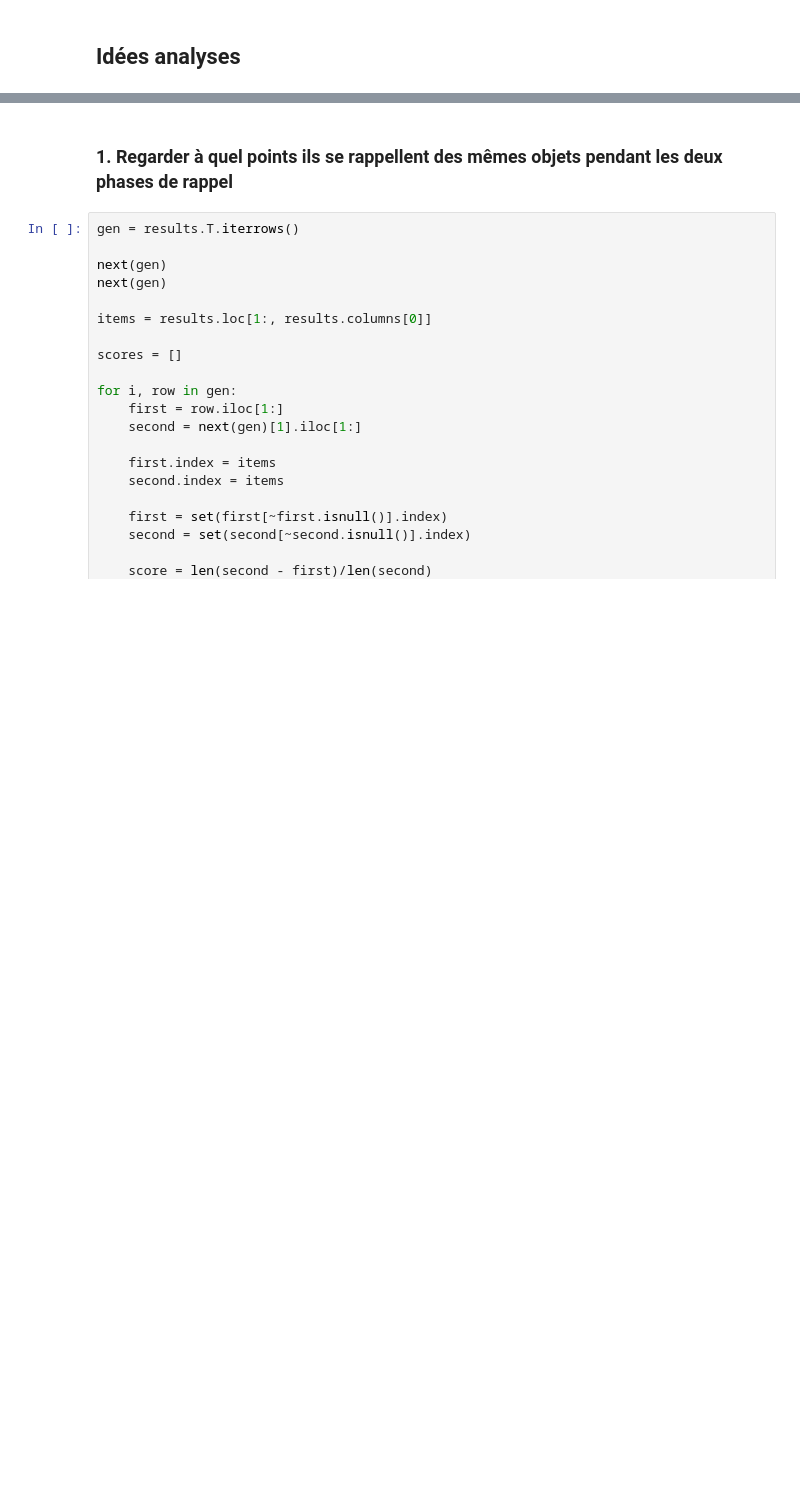
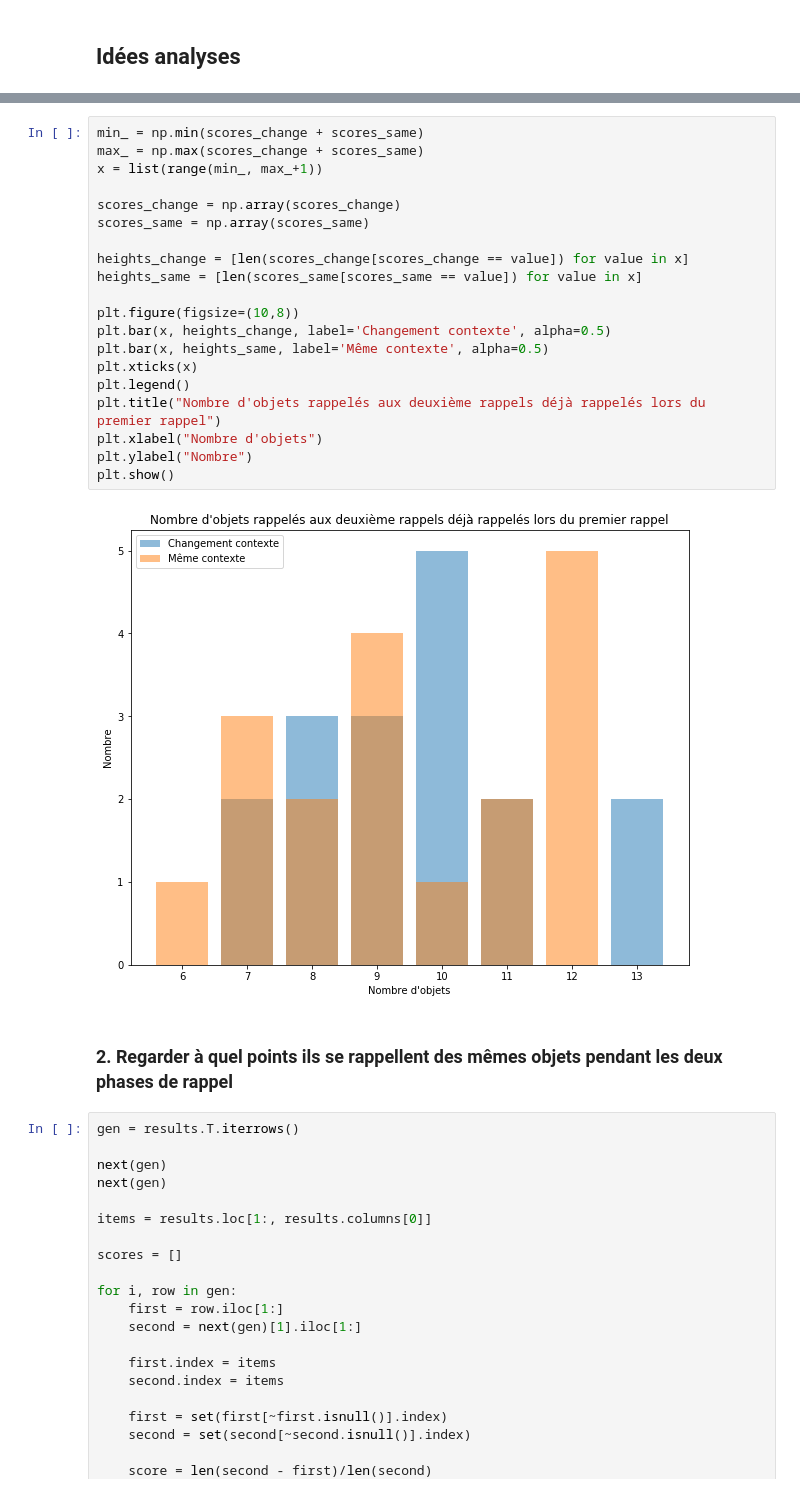
Before and after one commit to Gorzen/SHS-Project, a Jupyter notebook: Analyse.ipynb, the cells around one changed output, grey strips where cells are left out. Saved outputs shown, nothing was run; the diff lists cells and outputs as text; blank space fills up the shorter version.

```diff
--- a/Analyse.ipynb
+++ b/Analyse.ipynb
@@ -37,5 +103,27 @@ results
+# %%
+min_ = np.min(scores_change + scores_same)
+max_ = np.max(scores_change + scores_same)
+x = list(range(min_, max_+1))
+
+scores_change = np.array(scores_change)
+scores_same = np.array(scores_same)
+
+heights_change = [len(scores_change[scores_change == value]) for value in x]
+heights_same = [len(scores_same[scores_same == value]) for value in x]
+
+plt.figure(figsize=(10,8))
+plt.bar(x, heights_change, label='Changement contexte', alpha=0.5)
+plt.bar(x, heights_same, label='Même contexte', alpha=0.5)
+plt.xticks(x)
+plt.legend()
+plt.title("Nombre d'objets rappelés aux deuxième rappels déjà rappelés lors du premier rappel")
+plt.xlabel("Nombre d'objets")
+plt.ylabel("Nombre")
+plt.show()
+# %% [output]
+[figure, added]
 # %% [markdown]
-### 1. Regarder à quel points ils se rappellent des mêmes objets pendant les deux phases de rappel
+### 2. Regarder à quel points ils se rappellent des mêmes objets pendant les deux phases de rappel
 # %%
 gen = results.T.iterrows()
 
```
Also changed, not shown: parts of 9 cells of this notebook.
